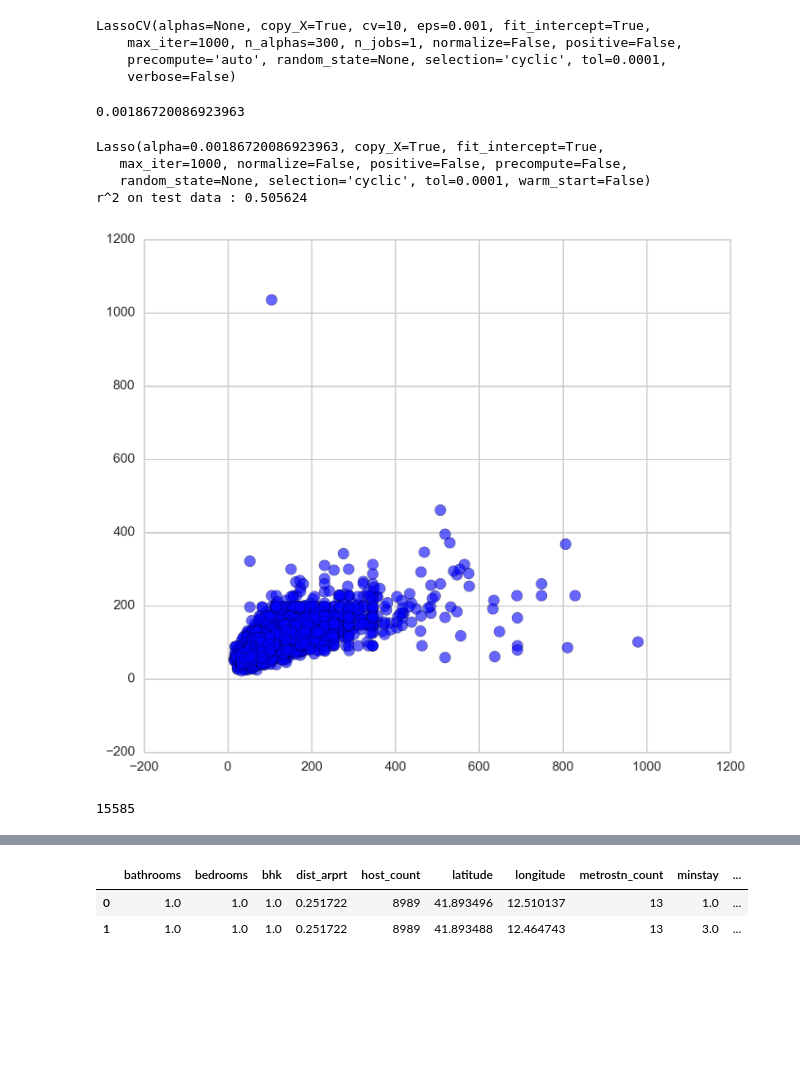
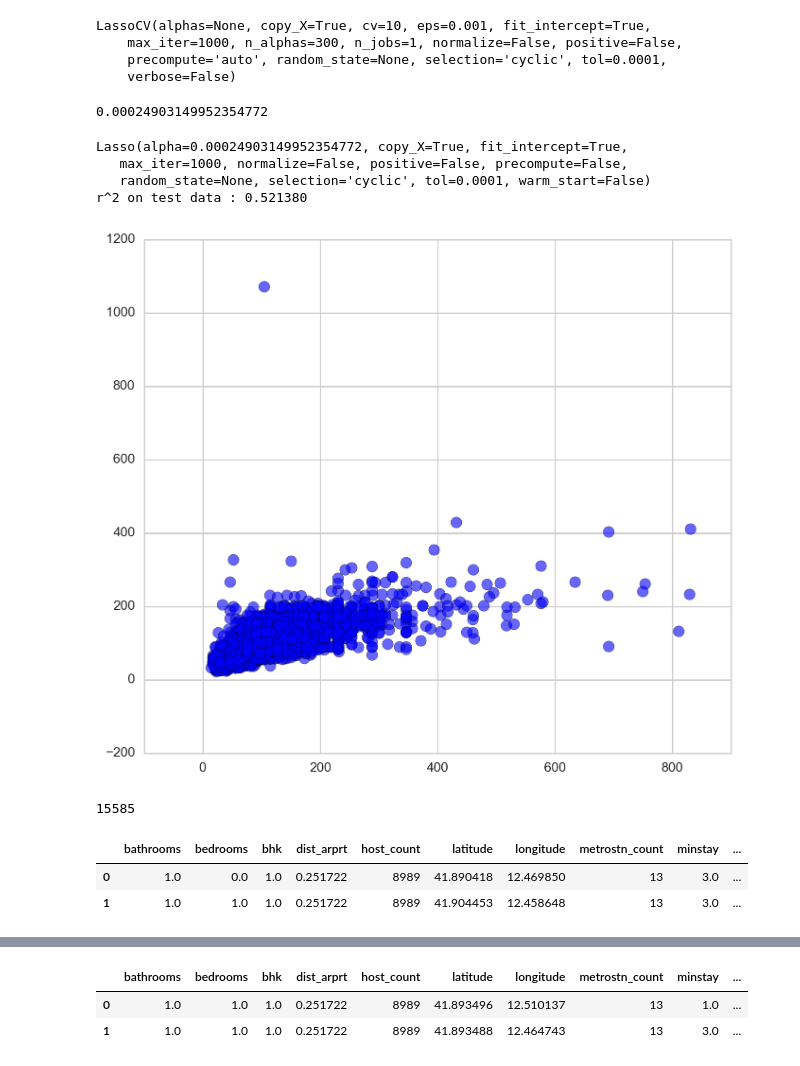
Before and after one commit to Jyojha/DS_Projects, a Jupyter notebook: Rome_Model-Guest.ipynb, the cells around one changed output, grey strips where cells are left out. Cells and saved outputs as stored; diff of their text form; code cells hidden in the pictures; blank space fills up the shorter version.

Commit message:
matched columns with other cities

```diff
--- a/Rome_Model-Guest.ipynb
+++ b/Rome_Model-Guest.ipynb
@@ -16,3 +20,6 @@ df = pd.read_csv('/Users/jyots/Desktop/DS_Projects/airbnb_DataSets/Rome_dfmguest
+# %%
+df.drop('Unnamed: 0', inplace=True, axis=1)
+df.rename(columns ={'reviews_count':'review_count'},inplace=True)
 # %%
 df.head(2)
 # %% [output]
@@ -115,5 +122,5 @@ Xn = StandardScaler().fit_transform(X)
 # %%
 Xn_train, Xn_test, y_train, y_test = train_test_split(Xn, y, test_size = 0.3)
 # %%
-enet_cv = ElasticNetCV(l1_ratio=np.linspace(0.01, 1., 50), n_alphas=300, cv=10, verbose=1)
-enet_cv.fit(Xn_train, y_train)
+# enet_cv = ElasticNetCV(l1_ratio=np.linspace(0.01, 1., 50), n_alphas=300, cv=10, verbose=1)
+# enet_cv.fit(Xn_train, y_train)
@@ -139,8 +130,11 @@ print enet_cv.alpha_
 # %%
-enet = ElasticNet(alpha= enet_cv.alpha_, l1_ratio=enet_cv.l1_ratio_)
+l1_ratio = 0.595918367347
+alpha = 0.00041653551556
 
-y_pred_enet = enet.fit(Xn_train, y_train).predict(Xn_test)
+enet_rome = ElasticNet(alpha= alpha, l1_ratio=l1_ratio)
+
+y_pred_enet = enet_rome.fit(Xn_train, y_train).predict(Xn_test)
 r2_score_enet = metrics.r2_score(y_test, y_pred_enet)
-print(enet)
+print(enet_rome)
 print("r^2 on test data : %f" % r2_score_enet)
 # %% [output]
@@ -161,7 +162,7 @@ LassoCV(alphas=None, copy_X=True, cv=10, eps=0.001, fit_intercept=True,
 # %%
 lassocv.alpha_
 # %% [output]
-0.00186720086923963
+0.00024903149952354772
 # %%
 lasso = Lasso(alpha=lassocv.alpha_)
 lasso_model = lasso.fit(Xn_train, y_train)
@@ -170,16 +171,16 @@ r2_score_lasso = metrics.r2_score(y_test, y_pred_lasso)
 print(lasso)
 print("r^2 on test data : %f" % r2_score_lasso)
 # %% [output]
-Lasso(alpha=0.00186720086923963, copy_X=True, fit_intercept=True,
+Lasso(alpha=0.00024903149952354772, copy_X=True, fit_intercept=True,
    max_iter=1000, normalize=False, positive=False, precompute=False,
    random_state=None, selection='cyclic', tol=0.0001, warm_start=False)
-r^2 on test data : 0.505624
+r^2 on test data : 0.521380
 # %%
 fig, ax = plt.subplots(figsize=(8,7))
-ax.scatter(np.exp(y_test), np.exp(y_pred_lasso), s=70, alpha=0.6)
+ax.scatter(np.exp(y_test), np.exp(y_pred_enet), s=70, alpha=0.6)
 plt.show()
 # %% [output]
-[figure, old version]
+[figure, new version]
 # %%
 residuals = np.exp(y_test) - np.exp(y_pred_enet)
 # %%
@@ -190,5 +191,11 @@ residuals_all = np.exp(y) - np.exp(y_pred_enet_all)
 len(residuals_all)
 # %% [output]
 15585
+# %%
+df.head(2)
+# %% [output]
+|  | bathrooms | bedrooms | bhk | dist_arprt | host_count | latitude | longitude | metrostn_count | minstay | ... |
+| 0 | 1.0 | 0.0 | 1.0 | 0.251722 | 8989 | 41.890418 | 12.469850 | 13 | 3.0 | ... |
+| 1 | 1.0 | 1.0 | 1.0 | 0.251722 | 8989 | 41.904453 | 12.458648 | 13 | 3.0 | ... |
 # %%
 df['residuals'] = residuals_all
```
Also changed, not shown: parts of 20 cells of this notebook.
